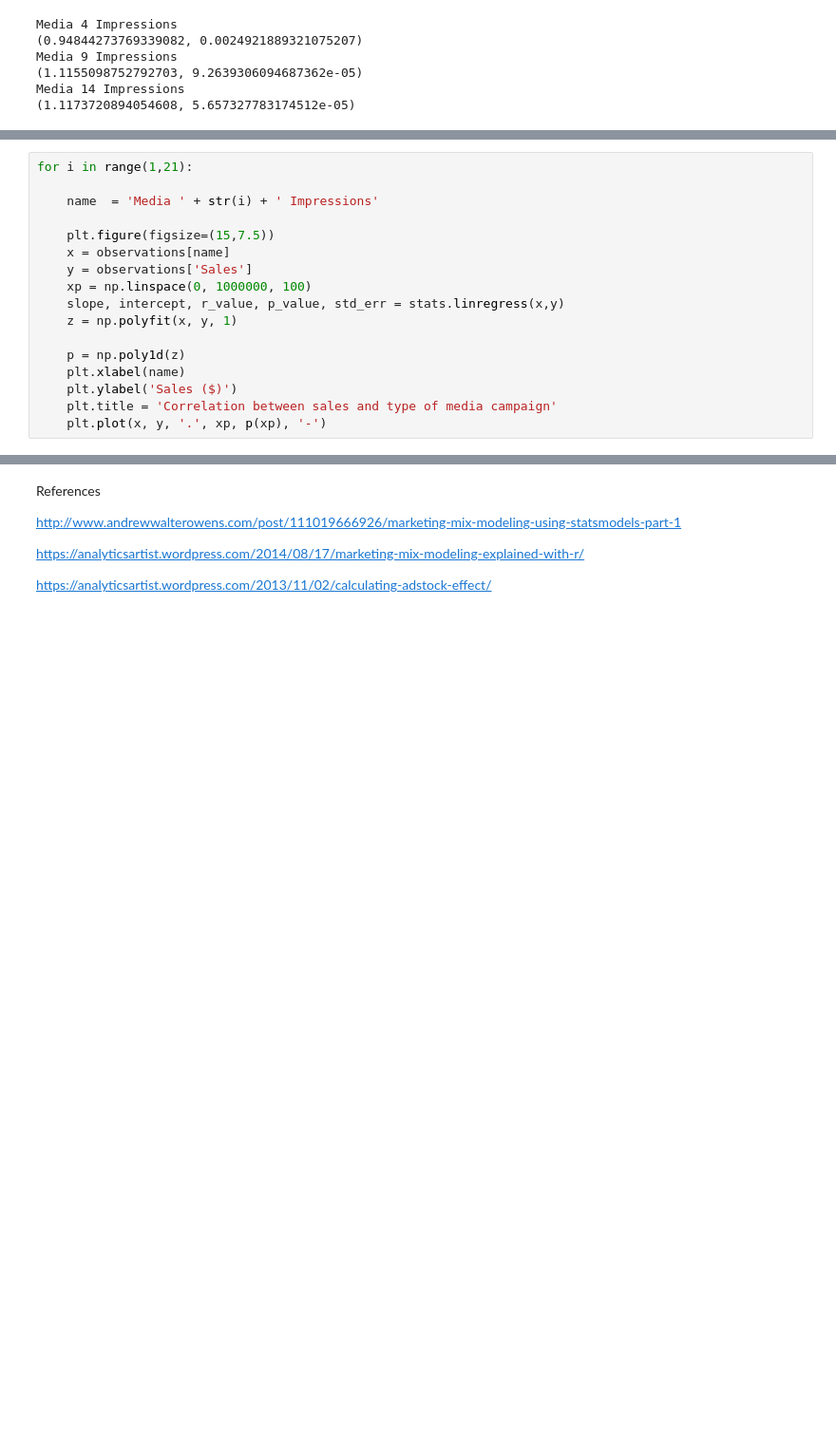
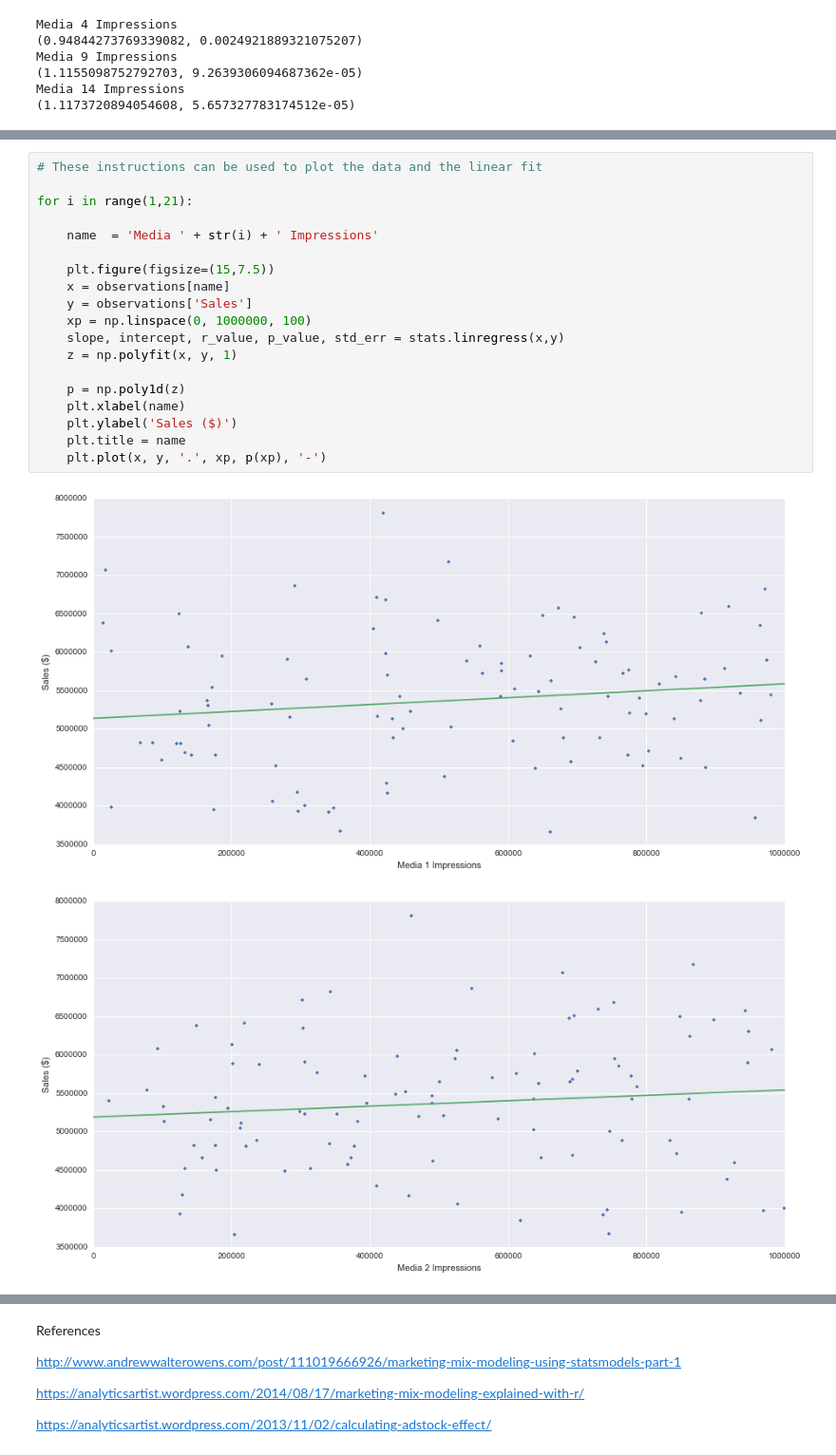
Before and after one commit to DarioMarrocchelli/AltVil-Test-Case, a Jupyter notebook: Altman-Vilandrie Test Case Dario Marrocchelli.ipynb, the cells around one changed output, grey strips where cells are left out. Shown: that part at 95% size. Drawn from its saved outputs; the diff is of its cells as text; blank space fills up the shorter version.

```diff
--- a/Altman-Vilandrie Test Case Dario Marrocchelli.ipynb
+++ b/Altman-Vilandrie Test Case Dario Marrocchelli.ipynb
@@ -60,17 +65,22 @@ Based on the above analysis, only three initiatives show a positive correlation
 # %%
+# These instructions can be used to plot the data and the linear fit
+
 for i in range(1,21):
 
     name  = 'Media ' + str(i) + ' Impressions'
 
     plt.figure(figsize=(15,7.5))
     x = observations[name]
     y = observations['Sales']
     xp = np.linspace(0, 1000000, 100)
     slope, intercept, r_value, p_value, std_err = stats.linregress(x,y)
     z = np.polyfit(x, y, 1)
 
     p = np.poly1d(z)
     plt.xlabel(name)
     plt.ylabel('Sales ($)')
-    plt.title = 'Correlation between sales and type of media campaign'
+    plt.title = name
     plt.plot(x, y, '.', xp, p(xp), '-')
+# %% [output]
+[figure, added]
+[figure, added]
```
Also changed, not shown: parts of 7 cells of this notebook.
